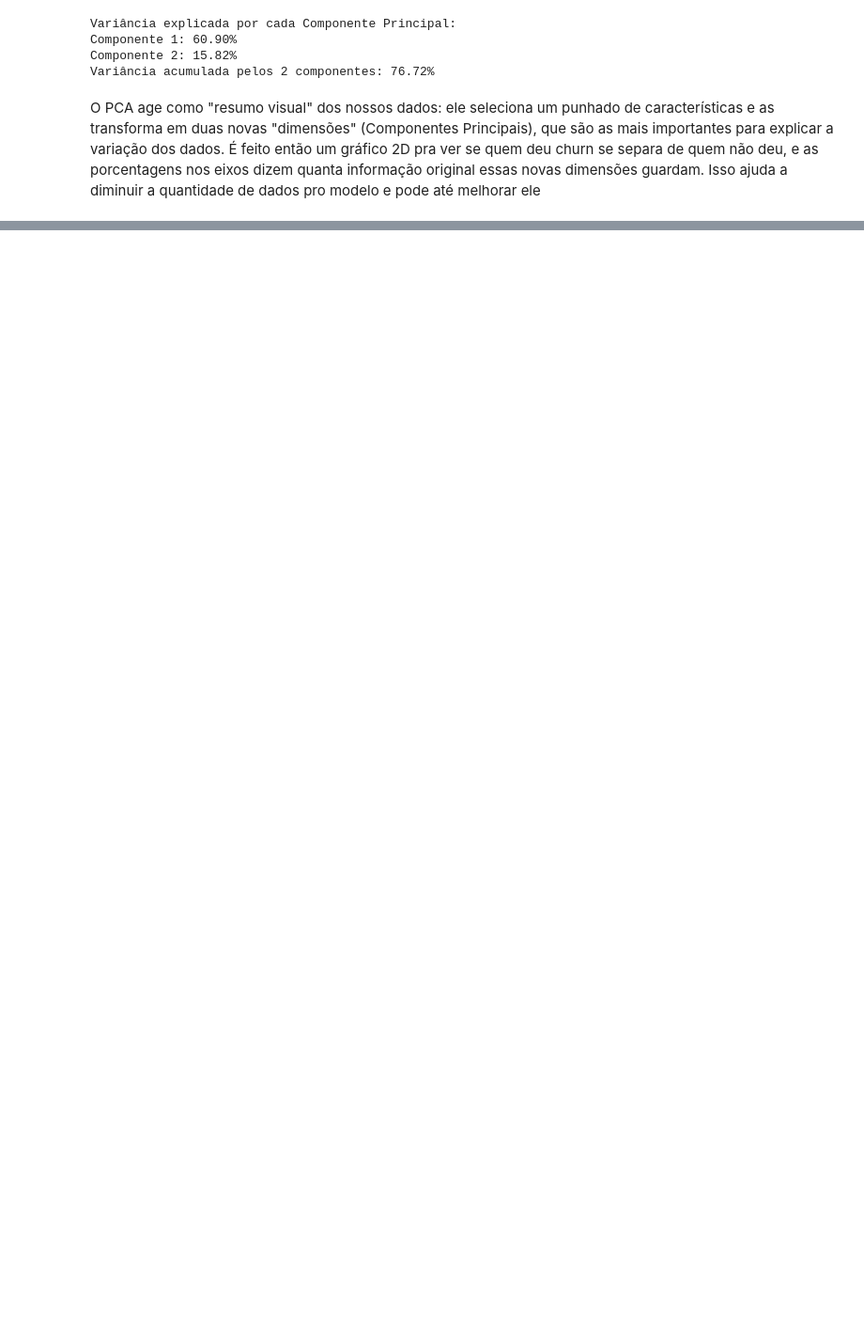
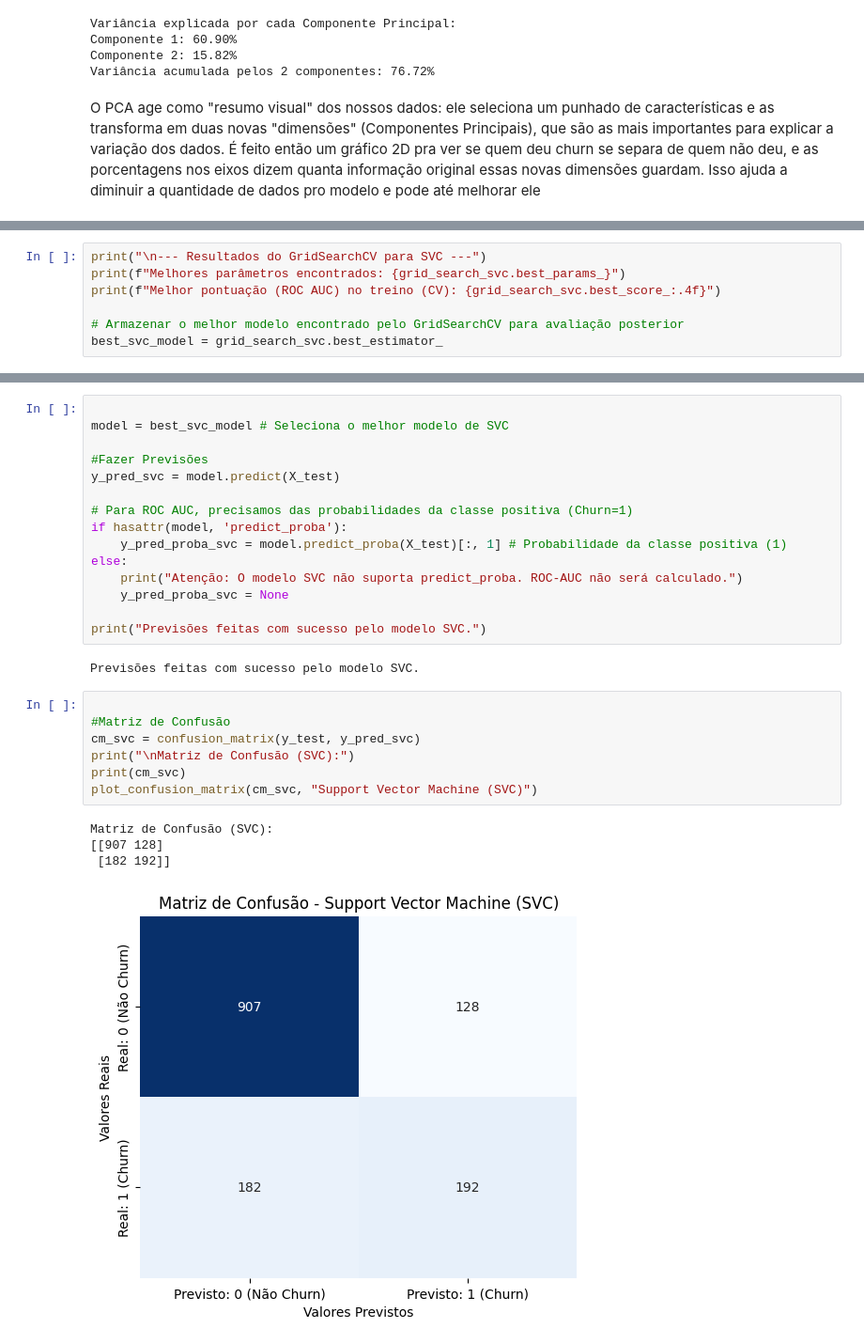
Before and after one commit to Reynaldo-Barauna/TrabalhoIA-Previsao-de-Churn, a Jupyter notebook: src/notebooks/TrabalhoIA.ipynb, the cells around one changed output, grey strips where cells are left out. Shown at 94% size. Drawn from its saved outputs; the diff is of its cells as text; blank space fills up the shorter version.

```diff
--- a/src/notebooks/TrabalhoIA.ipynb
+++ b/src/notebooks/TrabalhoIA.ipynb
@@ -648,0 +866,7 @@ Para os clientes com valores mais baixos no PC1 (lado esquerdo do gráfico), o P
+# %%
+print("\n--- Resultados do GridSearchCV para SVC ---")
+print(f"Melhores parâmetros encontrados: {grid_search_svc.best_params_}")
+print(f"Melhor pontuação (ROC AUC) no treino (CV): {grid_search_svc.best_score_:.4f}")
+
+# Armazenar o melhor modelo encontrado pelo GridSearchCV para avaliação posterior
+best_svc_model = grid_search_svc.best_estimator_
@@ -648,0 +1042,29 @@ Para os clientes com valores mais baixos no PC1 (lado esquerdo do gráfico), o P
+# %%
+
+model = best_svc_model # Seleciona o melhor modelo de SVC
+
+#Fazer Previsões
+y_pred_svc = model.predict(X_test)
+
+# Para ROC AUC, precisamos das probabilidades da classe positiva (Churn=1)
+if hasattr(model, 'predict_proba'):
+    y_pred_proba_svc = model.predict_proba(X_test)[:, 1] # Probabilidade da classe positiva (1)
+else:
+    print("Atenção: O modelo SVC não suporta predict_proba. ROC-AUC não será calculado.")
+    y_pred_proba_svc = None
+
+print("Previsões feitas com sucesso pelo modelo SVC.")
+# %% [output]
+Previsões feitas com sucesso pelo modelo SVC.
+# %%
+
+#Matriz de Confusão
+cm_svc = confusion_matrix(y_test, y_pred_svc)
+print("\nMatriz de Confusão (SVC):")
+print(cm_svc)
+plot_confusion_matrix(cm_svc, "Support Vector Machine (SVC)")
+# %% [output]
+Matriz de Confusão (SVC):
+[[907 128]
+ [182 192]]
+[figure, added]
```
Also changed, not shown: parts of 47 cells of this notebook.
